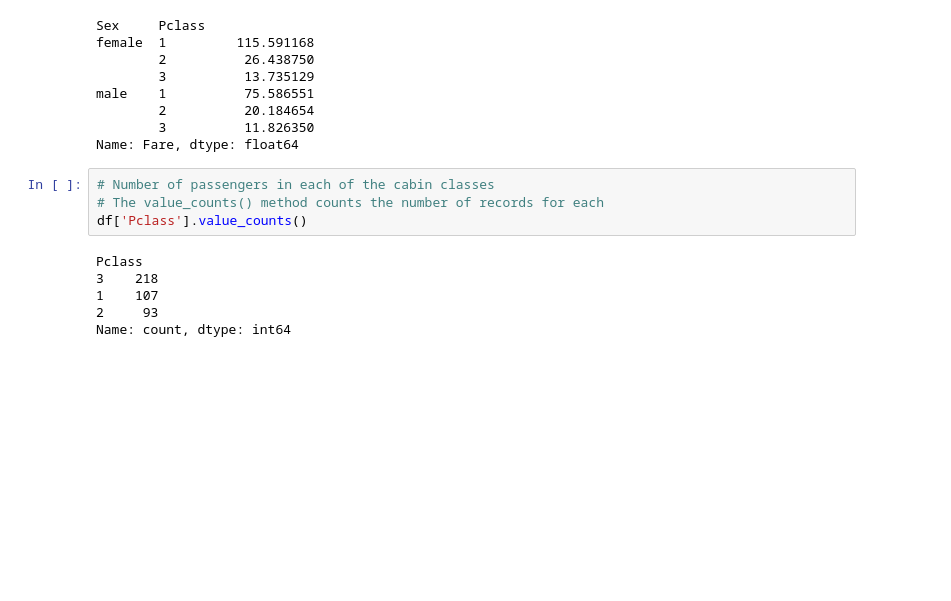
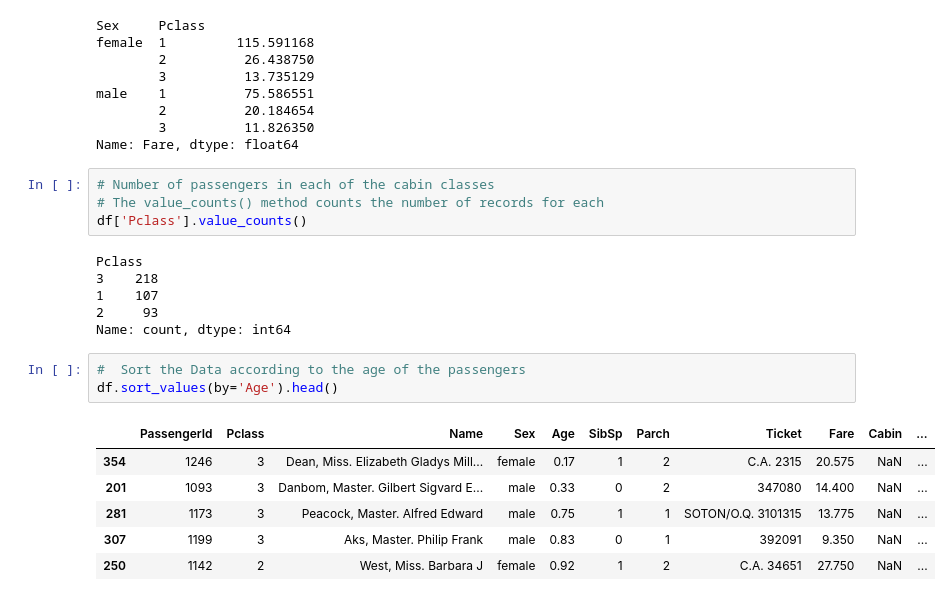
Before and after one commit to 254Bit/TitanicDataAnalysis, a Jupyter notebook: summary.ipynb, the cells around one changed output. Drawn from its saved outputs; the diff is of its cells as text; blank space fills up the shorter version.

```diff
--- a/summary.ipynb
+++ b/summary.ipynb
@@ -103,3 +178,13 @@ Pclass
 1    107
 2     93
 Name: count, dtype: int64
+# %%
+#  Sort the Data according to the age of the passengers
+df.sort_values(by='Age').head()
+# %% [output]
+|  | PassengerId | Pclass | Name | Sex | Age | SibSp | Parch | Ticket | Fare | Cabin | ... |
+| 354 | 1246 | 3 | Dean, Miss. Elizabeth Gladys Mill... | female | 0.17 | 1 | 2 | C.A. 2315 | 20.575 | NaN | ... |
+| 201 | 1093 | 3 | Danbom, Master. Gilbert Sigvard E... | male | 0.33 | 0 | 2 | 347080 | 14.400 | NaN | ... |
+| 281 | 1173 | 3 | Peacock, Master. Alfred Edward | male | 0.75 | 1 | 1 | SOTON/O.Q. 3101315 | 13.775 | NaN | ... |
+| 307 | 1199 | 3 | Aks, Master. Philip Frank | male | 0.83 | 0 | 1 | 392091 | 9.350 | NaN | ... |
+| 250 | 1142 | 2 | West, Miss. Barbara J | female | 0.92 | 1 | 2 | C.A. 34651 | 27.750 | NaN | ... |
```
Also changed, not shown: parts of 7 cells of this notebook, 1 other file.
